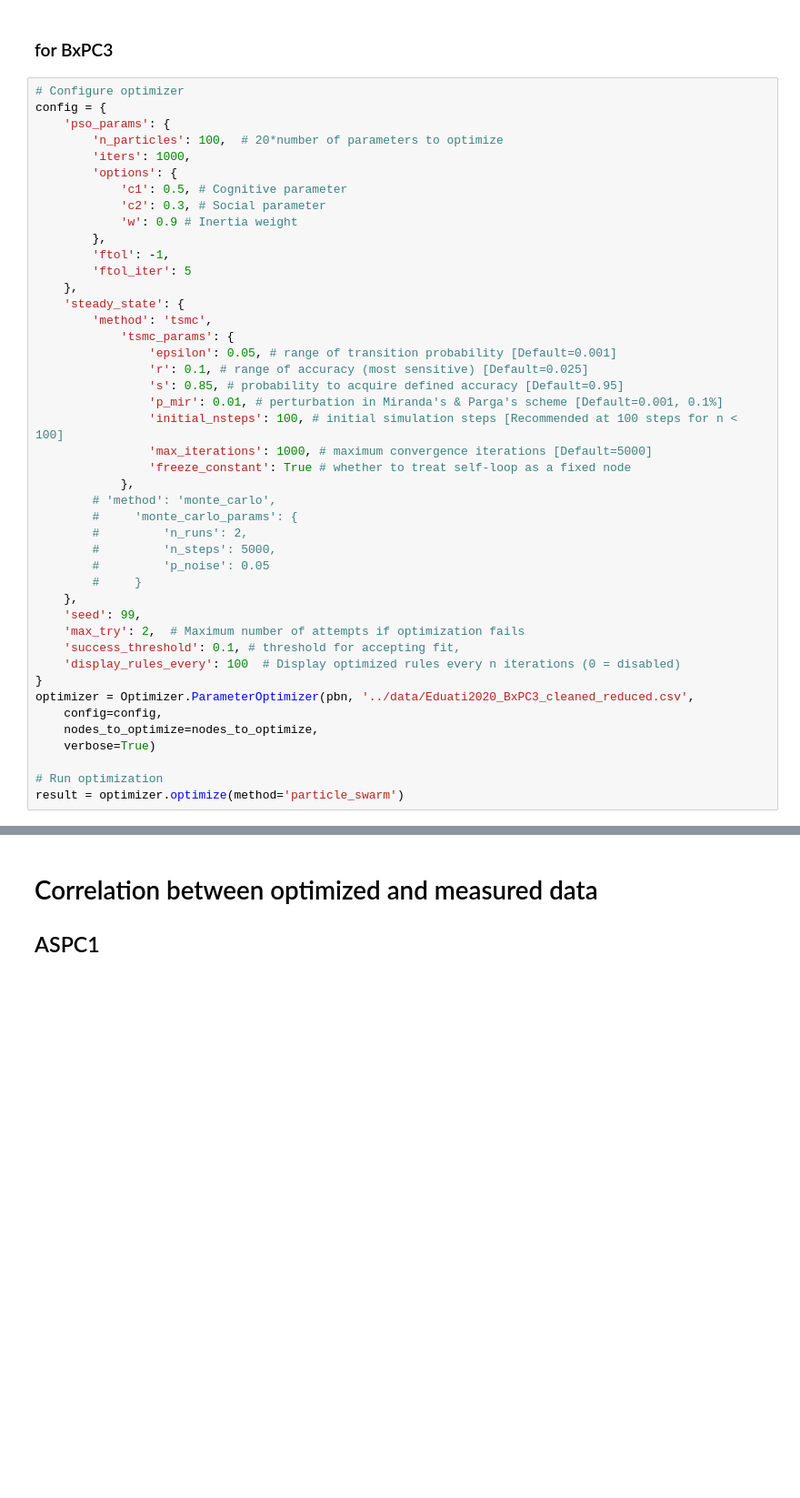
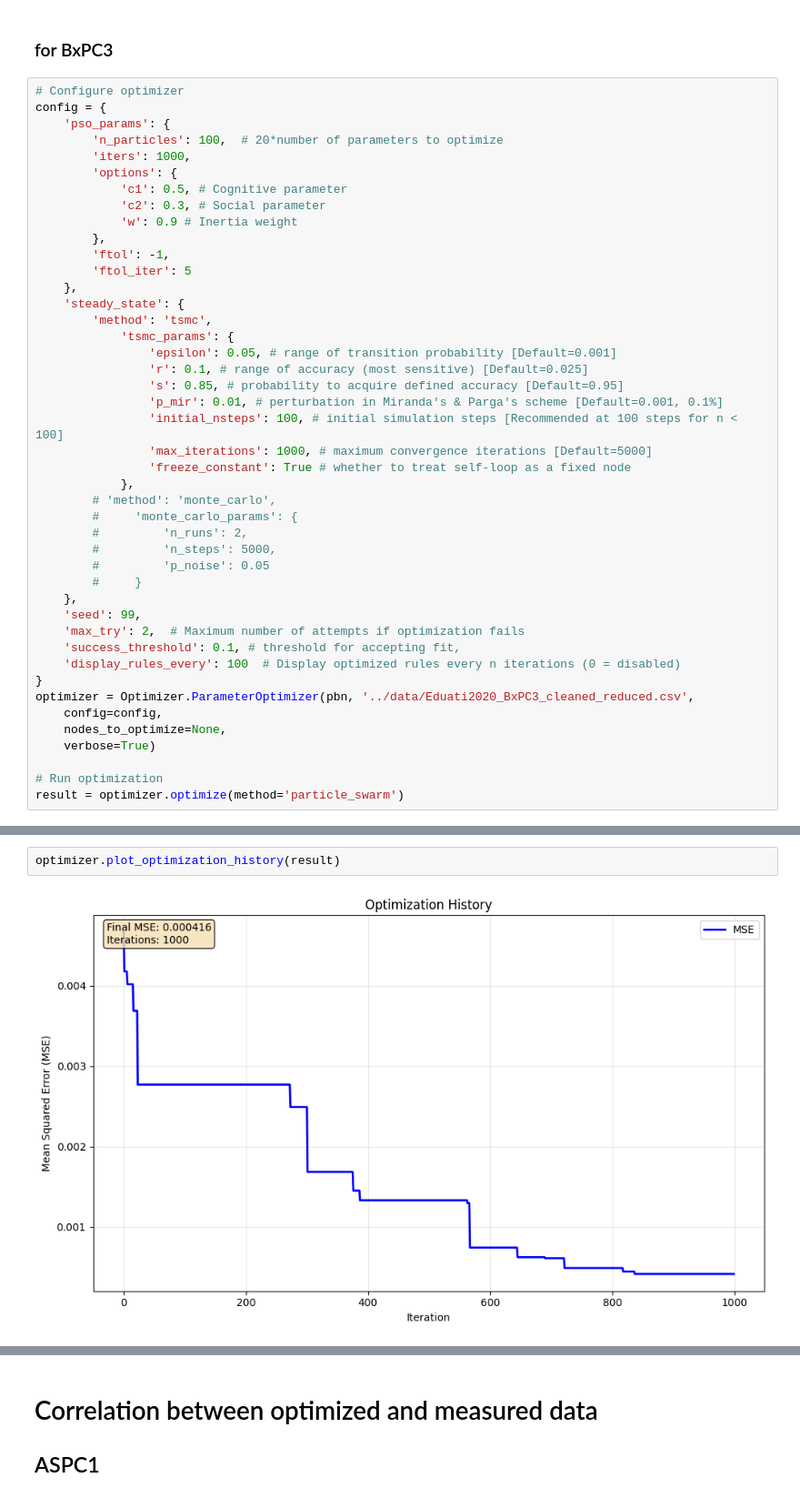
Before and after one commit to IlyaLab/BNMPy, a Jupyter notebook: pancreatic_cancer_simulation/Optimization_Eduati2020_reducedData.ipynb, the cells around one changed output, grey strips where cells are left out. Shown at 91% size. Cells and saved outputs as stored; diff of their text form; blank space fills up the shorter version.

```diff
--- a/pancreatic_cancer_simulation/Optimization_Eduati2020_reducedData.ipynb
+++ b/pancreatic_cancer_simulation/Optimization_Eduati2020_reducedData.ipynb
@@ -799,7 +982,7 @@ config = {
 }
 optimizer = Optimizer.ParameterOptimizer(pbn, '../data/Eduati2020_BxPC3_cleaned_reduced.csv',
     config=config,
-    nodes_to_optimize=nodes_to_optimize,
+    nodes_to_optimize=None,
     verbose=True)
 
 # Run optimization
@@ -806,0 +1033,4 @@ result = optimizer.optimize(method='particle_swarm')
+# %%
+optimizer.plot_optimization_history(result)
+# %% [output]
+[figure, added]
```
Also changed, not shown: parts of 38 cells of this notebook, 33 other files.
